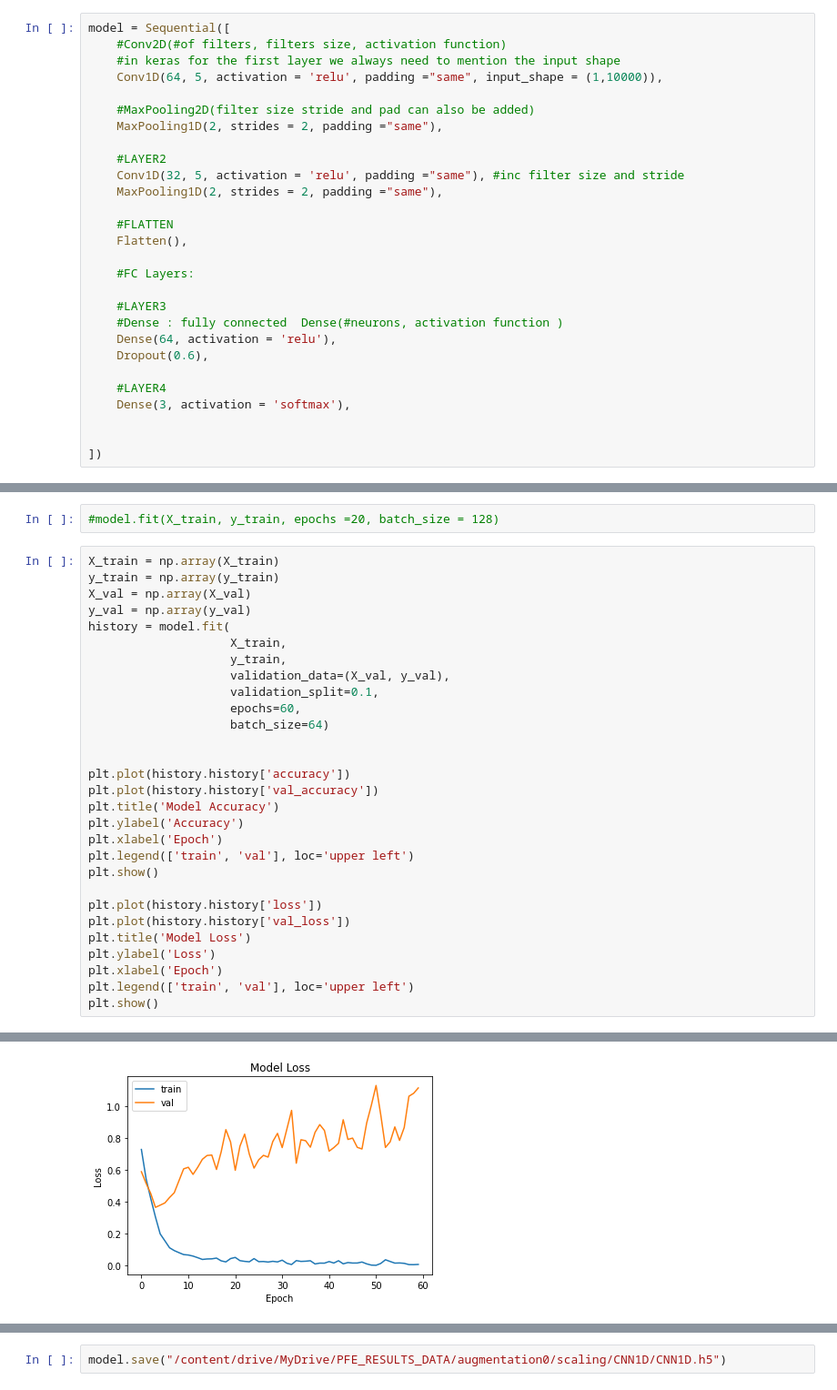
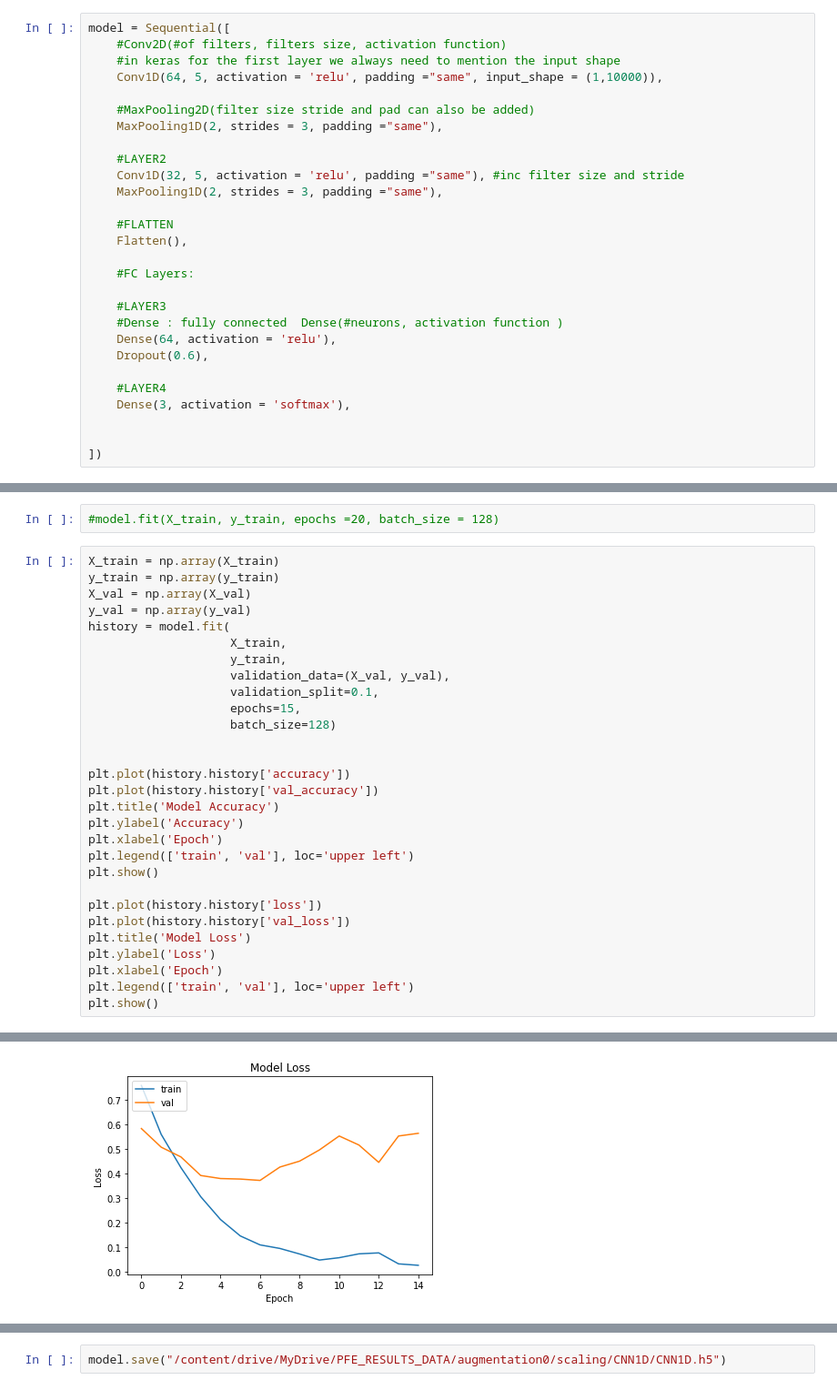
Before and after one commit to maaghia/working-on-N2001-EMG-lab-dataset, a Jupyter notebook: data_augmentation_using_scaling.ipynb, the cells around one changed output, grey strips where cells are left out. Shown at 91% size. Saved outputs shown, nothing was run; the diff lists cells and outputs as text.

```diff
--- a/data_augmentation_using_scaling.ipynb
+++ b/data_augmentation_using_scaling.ipynb
@@ -190,11 +193,11 @@ model = Sequential([
     Conv1D(64, 5, activation = 'relu', padding ="same", input_shape = (1,10000)),
 
     #MaxPooling2D(filter size stride and pad can also be added)
-    MaxPooling1D(2, strides = 2, padding ="same"),
+    MaxPooling1D(2, strides = 3, padding ="same"),
 
     #LAYER2
     Conv1D(32, 5, activation = 'relu', padding ="same"), #inc filter size and stride
-    MaxPooling1D(2, strides = 2, padding ="same"),
+    MaxPooling1D(2, strides = 3, padding ="same"),
 
     #FLATTEN
     Flatten(),
@@ -225,8 +228,8 @@ history = model.fit(
                     y_train,
                     validation_data=(X_val, y_val),
                     validation_split=0.1,
-                    epochs=60,
-                    batch_size=64)
+                    epochs=15,
+                    batch_size=128)
 
 
 plt.plot(history.history['accuracy'])
@@ -266,4 +269,4 @@ Epoch 60/60
-[figure, old version]
+[figure, new version]
 # %%
 score = model.evaluate(np.asarray(X_val),np.asarray (y_val))
 # %% [output]
```
Also changed, not shown: parts of 4 cells of this notebook.
